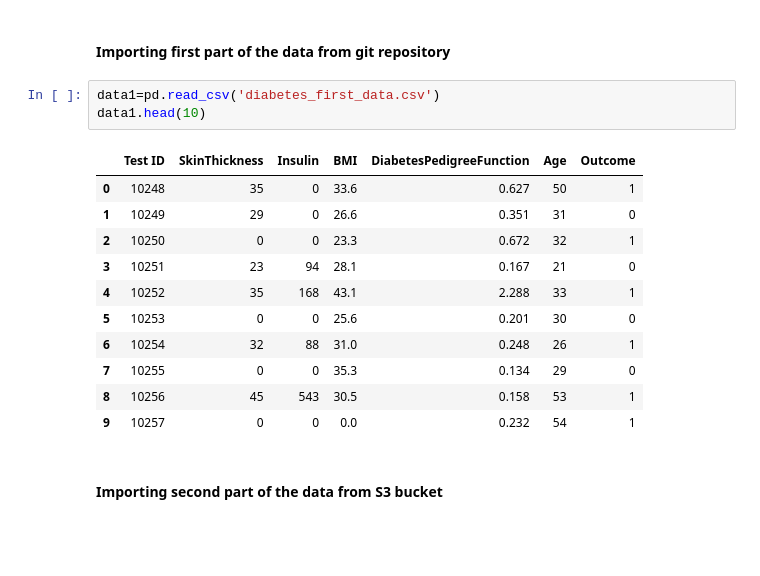
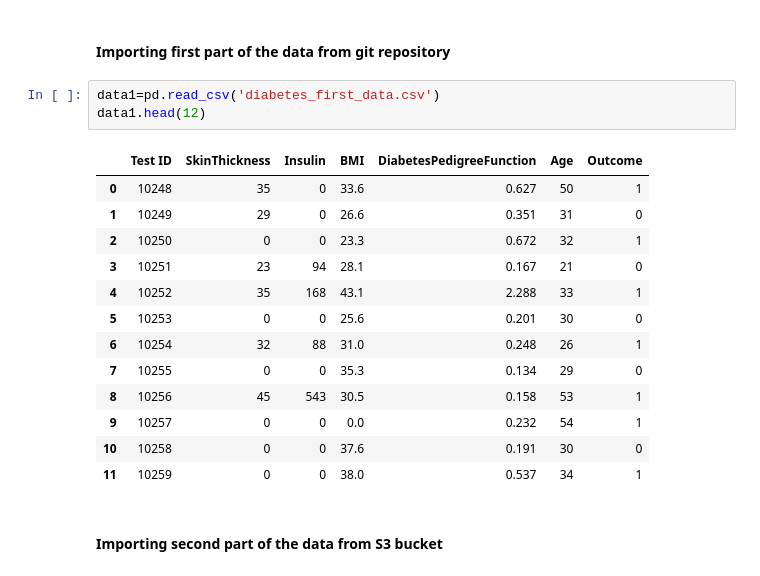
Before and after one commit to gaganscode/ml1, a Jupyter notebook: ML_Diabetes_1.ipynb, the cells around one changed output. Saved outputs shown, nothing was run; the diff lists cells and outputs as text; blank space fills up the shorter version.

```diff
--- a/ML_Diabetes_1.ipynb
+++ b/ML_Diabetes_1.ipynb
@@ -85,19 +85,21 @@ We are using the diabetes dataset and it is divided into two sections. The first
 #### Importing first part of the data from git repository
 # %%
 data1=pd.read_csv('diabetes_first_data.csv')
-data1.head(10)
+data1.head(12)
 # %% [output]
 |  | Test ID | SkinThickness | Insulin | BMI | DiabetesPedigreeFunction | Age | Outcome |
 | 0 | 10248 | 35 | 0 | 33.6 | 0.627 | 50 | 1 |
 | 1 | 10249 | 29 | 0 | 26.6 | 0.351 | 31 | 0 |
 | 2 | 10250 | 0 | 0 | 23.3 | 0.672 | 32 | 1 |
 | 3 | 10251 | 23 | 94 | 28.1 | 0.167 | 21 | 0 |
 | 4 | 10252 | 35 | 168 | 43.1 | 2.288 | 33 | 1 |
 | 5 | 10253 | 0 | 0 | 25.6 | 0.201 | 30 | 0 |
 | 6 | 10254 | 32 | 88 | 31.0 | 0.248 | 26 | 1 |
 | 7 | 10255 | 0 | 0 | 35.3 | 0.134 | 29 | 0 |
 | 8 | 10256 | 45 | 543 | 30.5 | 0.158 | 53 | 1 |
 | 9 | 10257 | 0 | 0 | 0.0 | 0.232 | 54 | 1 |
+| 10 | 10258 | 0 | 0 | 37.6 | 0.191 | 30 | 0 |
+| 11 | 10259 | 0 | 0 | 38.0 | 0.537 | 34 | 1 |
 # %% [markdown]
 #### Importing second part of the data from S3 bucket
 # %%
```
Also changed, not shown: parts of 3 cells of this notebook.
